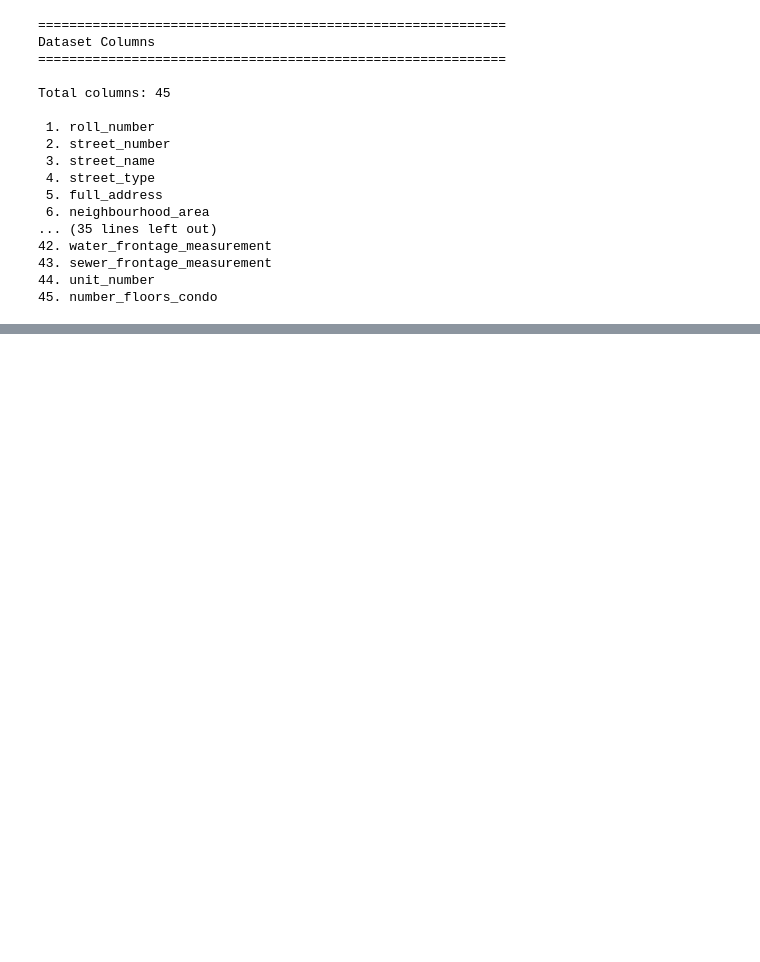
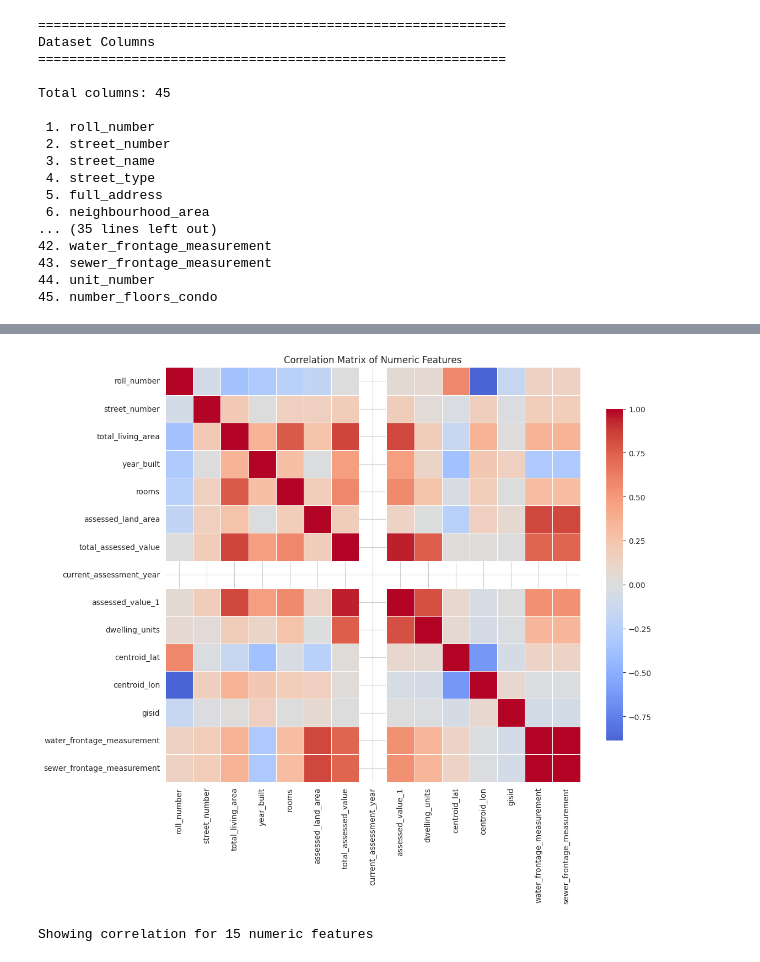
Before and after one commit to BoseOmoniyi/property-valuation, a Jupyter notebook: notebooks/BoseOmoniyi_ta_colab.ipynb, the cells around one changed output, grey strips where cells are left out. Drawn from its saved outputs; the diff is of its cells as text; code cells hidden in the pictures; blank space fills up the shorter version.

```diff
--- a/notebooks/BoseOmoniyi_ta_colab.ipynb
+++ b/notebooks/BoseOmoniyi_ta_colab.ipynb
@@ -472,0 +995,30 @@ COLUMNS AND SAMPLE VALUES
+# %%
+# Correlation matrix for numeric features
+
+
+# Select numeric columns with low missing data
+numeric_cols = df_sample.select_dtypes(include=['int64', 'float64']).columns
+low_missing_numeric = []
+
+for col in numeric_cols:
+    if df_sample[col].isnull().sum() / len(df_sample) < 0.3:  # Less than 30% missing
+        low_missing_numeric.append(col)
+
+if len(low_missing_numeric) > 1:
+    # Calculate correlation
+    corr_matrix = df_sample[low_missing_numeric].corr()
+
+    # Plot heatmap
+    plt.figure(figsize=(12, 10))
+    sns.heatmap(corr_matrix, annot=False, cmap='coolwarm', center=0,
+                square=True, linewidths=0.5, cbar_kws={"shrink": 0.8})
+    plt.title('Correlation Matrix of Numeric Features')
+    plt.tight_layout()
+    plt.show()
+
+    print(f"\nShowing correlation for {len(low_missing_numeric)} numeric features")
+else:
+    print("Not enough numeric features for correlation matrix")
+# %% [output]
+[figure, added]
+Showing correlation for 15 numeric features
```
Also changed, not shown: parts of 44 cells of this notebook.
